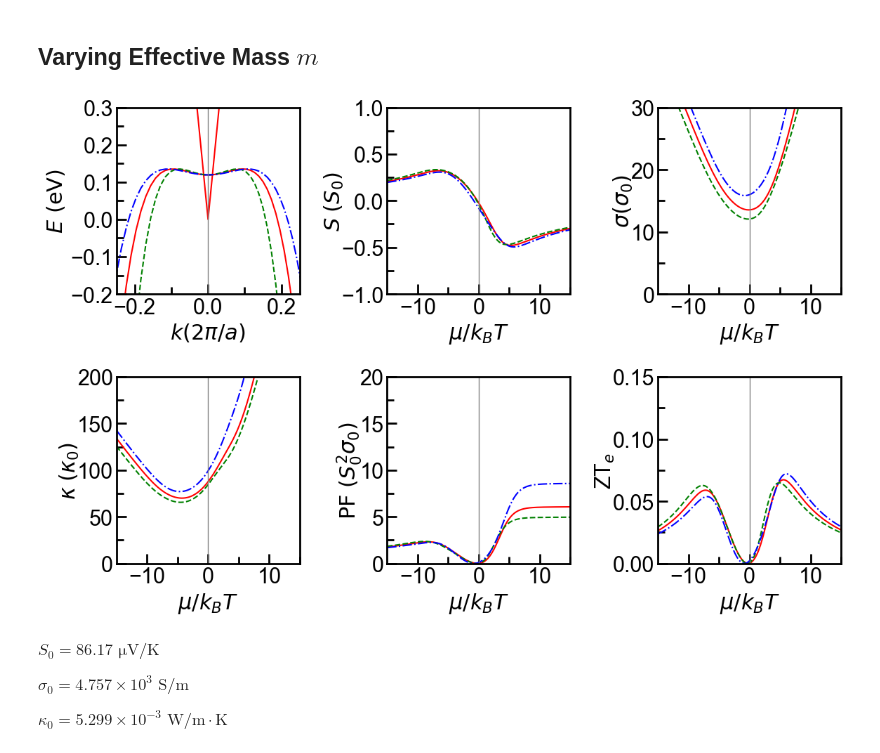
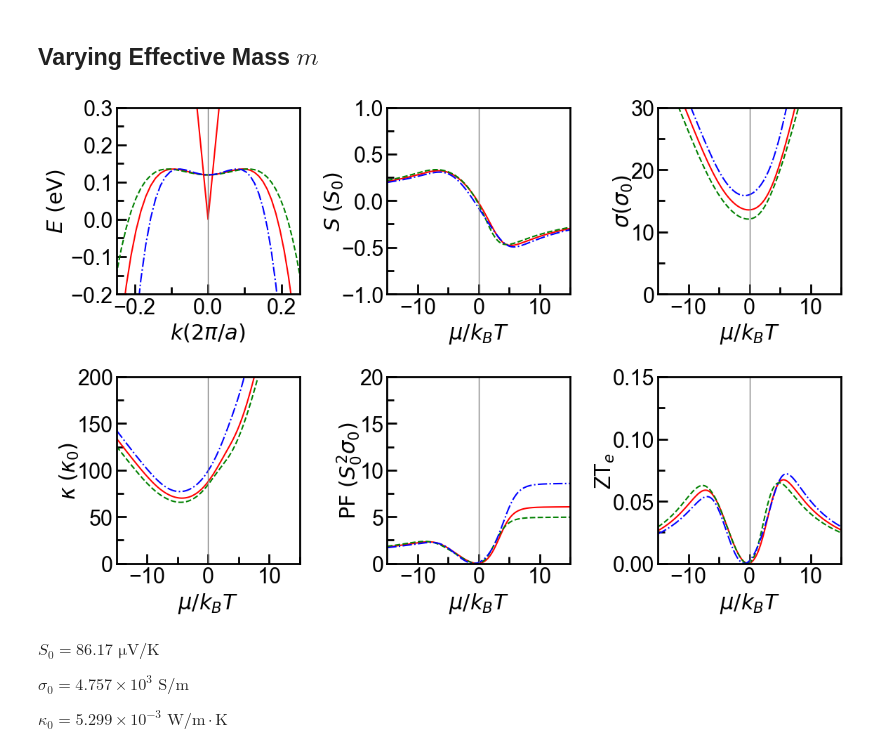
Before and after one commit to Normanthen/NLS-Thermoelectrics, a Jupyter notebook: Type II NLS/2BM-TypeII.ipynb, the cells around one changed output. Drawn from its saved outputs; the diff is of its cells as text; code cells hidden in the pictures.

```diff
--- a/Type II NLS/2BM-TypeII.ipynb
+++ b/Type II NLS/2BM-TypeII.ipynb
@@ -198,31 +198,31 @@ plt.xlim([-0.2,0.2])
 plt.ylim([-0.2,0.3])
 #plt.axvline(x=0)
 
-v = 9.95
-v1 = 8.00
-v2 = 11.90
-fc = v*np.abs(kcc)
+v1 = 9.95
+v2 = 8.00
+v3 = 11.90
 fc1 = v1*np.abs(kcc)
 fc2 = v2*np.abs(kcc)
-plt.plot(kcc,fc)
+fc3 = v3*np.abs(kcc)
+plt.plot(kcc,fc1)
 
 a = 5.5
 b = 490
 #a = 17
 #b = 5000
 
-mm  = 0.145
-mm1 = 0.100
+mm1  = 0.145
 mm2 = 0.190
-a = 1/(2*mm)
+mm3 = 0.100
 a1 = 1/(2*mm1)
 a2 = 1/(2*mm2)
+a3 = 1/(2*mm3)
 ee1 = 0.61*kBT
-fv = -(kcc**2/(4*mm)-ee1)**2/ee1
 fv1 = -(kcc**2/(4*mm1)-ee1)**2/ee1
 fv2 = -(kcc**2/(4*mm2)-ee1)**2/ee1
+fv3 = -(kcc**2/(4*mm3)-ee1)**2/ee1
 #fv = a*kcc**2 - b*kcc**4
-plt.plot(kcc,fv+0.153)
+plt.plot(kcc,fv1+0.153)
 #plt.plot(kcc,fv+0.135)
 #plt.figure()
 #plt.plot(kcc,Ekcc-fc-7.4)
@@ -1026,10 +1026,10 @@ eshiftm3=6
 
 # Subplot (a) : Dispersion relation
 ax1 = plt.subplot(2,3,1)
-ax1.plot(kcc,fc,color='red',linestyle='solid',label=r'$D_{1}$')
-ax1.plot(kcc,fv+0.135,color='red',linestyle='solid',label=r'$P_{1}$')
-ax1.plot(kcc,fv1+0.135,color='green',linestyle='dashed',label=r'$P_{2}$')
-ax1.plot(kcc,fv2+0.135,color='blue',linestyle='dashdot',label=r'$P_{3}$')
+ax1.plot(kcc,fc1,color='red',linestyle='solid',label=r'$D_{1}$')
+ax1.plot(kcc,fv1+0.135,color='red',linestyle='solid',label=r'$P_{1}$')
+ax1.plot(kcc,fv2+0.135,color='green',linestyle='dashed',label=r'$P_{2}$')
+ax1.plot(kcc,fv3+0.135,color='blue',linestyle='dashdot',label=r'$P_{3}$')
 ax1.axis([-0.25,0.25,-0.2,0.3])
 ax1.axvline(0, color='grey', linestyle='-', linewidth=1)
 ax1.set_xlabel('$k (2\pi/a)$')
@@ -1117,34 +1117,34 @@ ax5.set_ylabel('$\mathrm{PF}~(S_0^2 \sigma_0)$')
 #ax5.yaxis.set_major_locator(mpl.ticker.MultipleLocator(1*1e-5))
 #ax5.yaxis.set_minor_locator(mpl.ticker.MultipleLocator(0.5))
 ax5.xaxis.set_tick_params(which='major', size=10, width=2, direction='in')
 ax5.xaxis.set_tick_params(which='minor', size=7, width=2, direction='in')
 ax5.yaxis.set_tick_params(which='major', size=10, width=2, direction='in')
 ax5.yaxis.set_tick_params(which='minor', size=7, width=2, direction='in')
 
 #(f) ZT
 ax6 = plt.subplot(2,3,6)
 ax6.plot(eta, ZT(eta+eshiftm1,e0,e1,vF1,eff_mass1)*T,color='red',linestyle='solid')
 ax6.plot(eta, ZT(eta+eshiftm2,e0,e1,vF1,eff_mass2)*T,color='green',linestyle='dashed')
 ax6.plot(eta, ZT(eta+eshiftm3,e0,e1,vF1,eff_mass3)*T,color='blue',linestyle='dashdot')
 ax6.axis([-15,15,0,0.15]) # the format is [xmin,xmax,ymin,ymax]
 ax6.axvline(0, color='grey', linestyle='-', linewidth=1)
 ax6.xaxis.set_minor_locator(AutoMinorLocator(2))
 ax6.yaxis.set_minor_locator(AutoMinorLocator(2))
 ax6.yaxis.labelpad = -4
 ax6.set_xlabel('$\mu/k_BT$')
 ax6.set_ylabel('ZT$_{e}$')
 #ax6.yaxis.set_major_locator(mpl.ticker.MultipleLocator(0.010))
 #ax6.yaxis.set_minor_locator(mpl.ticker.MultipleLocator(0.25))
 ax6.xaxis.set_tick_params(which='major', size=10, width=2, direction='in')
 ax6.xaxis.set_tick_params(which='minor', size=7, width=2, direction='in')
 ax6.yaxis.set_tick_params(which='major', size=10, width=2, direction='in')
 ax6.yaxis.set_tick_params(which='minor', size=7, width=2, direction='in')
 
 
 plt.tight_layout()
 #plt.savefig('../Figures/2BM/2BM_TypeII(mass)_raw.pdf')
 # %% [output]
-[figure, old version]
+[figure, new version]
 # %% [markdown]
 $S_{0} = 86.17 \,\, \mathrm{\mu}\mathrm{V}/\mathrm{K}$
 
```
Also changed, not shown: parts of 2 cells of this notebook, 6 other files.
